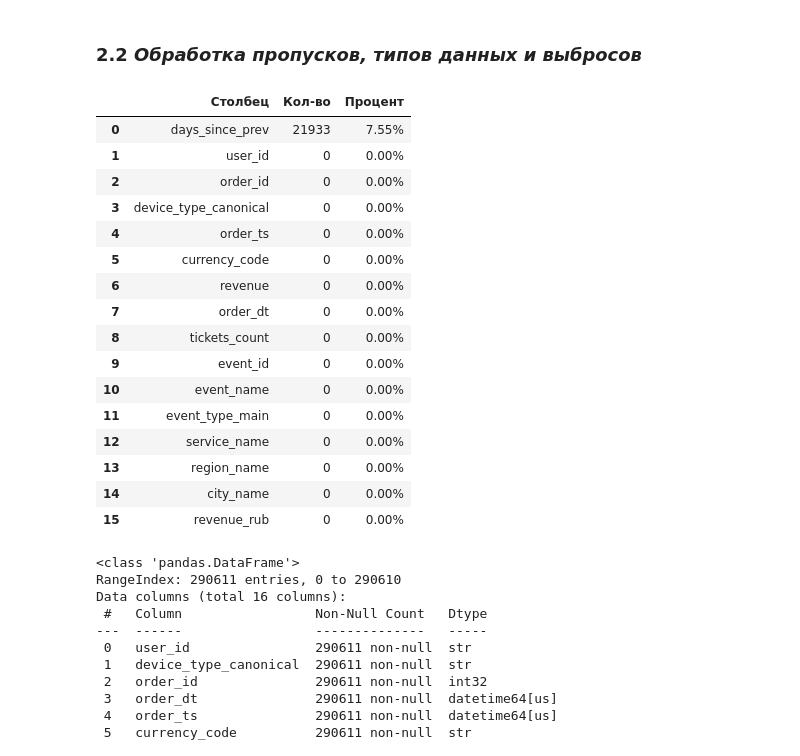
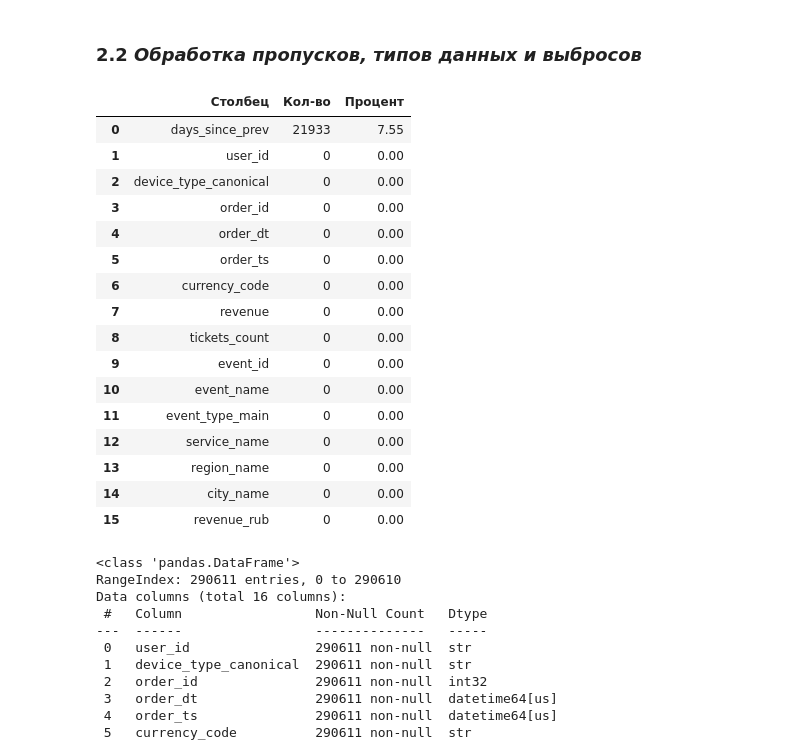
Before and after one commit to MEYakunin/Sprint9_Yandex_Afisha, a Jupyter notebook: Project.ipynb, the cells around one changed output. Cells and saved outputs as stored; diff of their text form; code cells hidden in the pictures.

```diff
--- a/Project.ipynb
+++ b/Project.ipynb
@@ -160,5 +169,6 @@ df.describe(include='all')
 # %% [markdown]
 ### 2.1 *Конвертация валют и создание признака revenue_rub*
 # %%
-exchange_rate_tenge = pd.read_csv('final_tickets_tenge_df.csv')
+# Загрузка данных
+exchange_rate_tenge = pd.read_csv('https://code.s3.yandex.net/datasets/final_tickets_tenge_df.csv')
 # %%
@@ -194,28 +209,28 @@ df.sample(5)
 # %% [markdown]
 ### 2.2 *Обработка пропусков, типов данных и выбросов*
 # %%
+# Выводим абсолютное и относительное кол-во пропусков датафрейма
 df.isna().sum().reset_index(name='Кол-во') \
     .rename(columns={'index': 'Столбец'}) \
-    .assign(Процент=lambda x: x['Кол-во'] / len(df) * 100) \
+    .assign(Процент=lambda x: round(x['Кол-во'] / len(df) * 100, 2)) \
     .sort_values(by='Процент', ascending=False) \
-    .reset_index(drop=True) \
-    .style.format({'Процент': '{:.2f}%'})
+    .reset_index(drop=True)
 # %% [output]
 |  | Столбец | Кол-во | Процент |
-| 0 | days_since_prev | 21933 | 7.55% |
-| 1 | user_id | 0 | 0.00% |
-| 2 | order_id | 0 | 0.00% |
-| 3 | device_type_canonical | 0 | 0.00% |
-| 4 | order_ts | 0 | 0.00% |
-| 5 | currency_code | 0 | 0.00% |
-| 6 | revenue | 0 | 0.00% |
-| 7 | order_dt | 0 | 0.00% |
-| 8 | tickets_count | 0 | 0.00% |
-| 9 | event_id | 0 | 0.00% |
-| 10 | event_name | 0 | 0.00% |
-| 11 | event_type_main | 0 | 0.00% |
-| 12 | service_name | 0 | 0.00% |
-| 13 | region_name | 0 | 0.00% |
-| 14 | city_name | 0 | 0.00% |
-| 15 | revenue_rub | 0 | 0.00% |
+| 0 | days_since_prev | 21933 | 7.55 |
+| 1 | user_id | 0 | 0.00 |
+| 2 | device_type_canonical | 0 | 0.00 |
+| 3 | order_id | 0 | 0.00 |
+| 4 | order_dt | 0 | 0.00 |
+| 5 | order_ts | 0 | 0.00 |
+| 6 | currency_code | 0 | 0.00 |
+| 7 | revenue | 0 | 0.00 |
+| 8 | tickets_count | 0 | 0.00 |
+| 9 | event_id | 0 | 0.00 |
+| 10 | event_name | 0 | 0.00 |
+| 11 | event_type_main | 0 | 0.00 |
+| 12 | service_name | 0 | 0.00 |
+| 13 | region_name | 0 | 0.00 |
+| 14 | city_name | 0 | 0.00 |
+| 15 | revenue_rub | 0 | 0.00 |
 # %%
```
Also changed, not shown: parts of 27 cells of this notebook.
